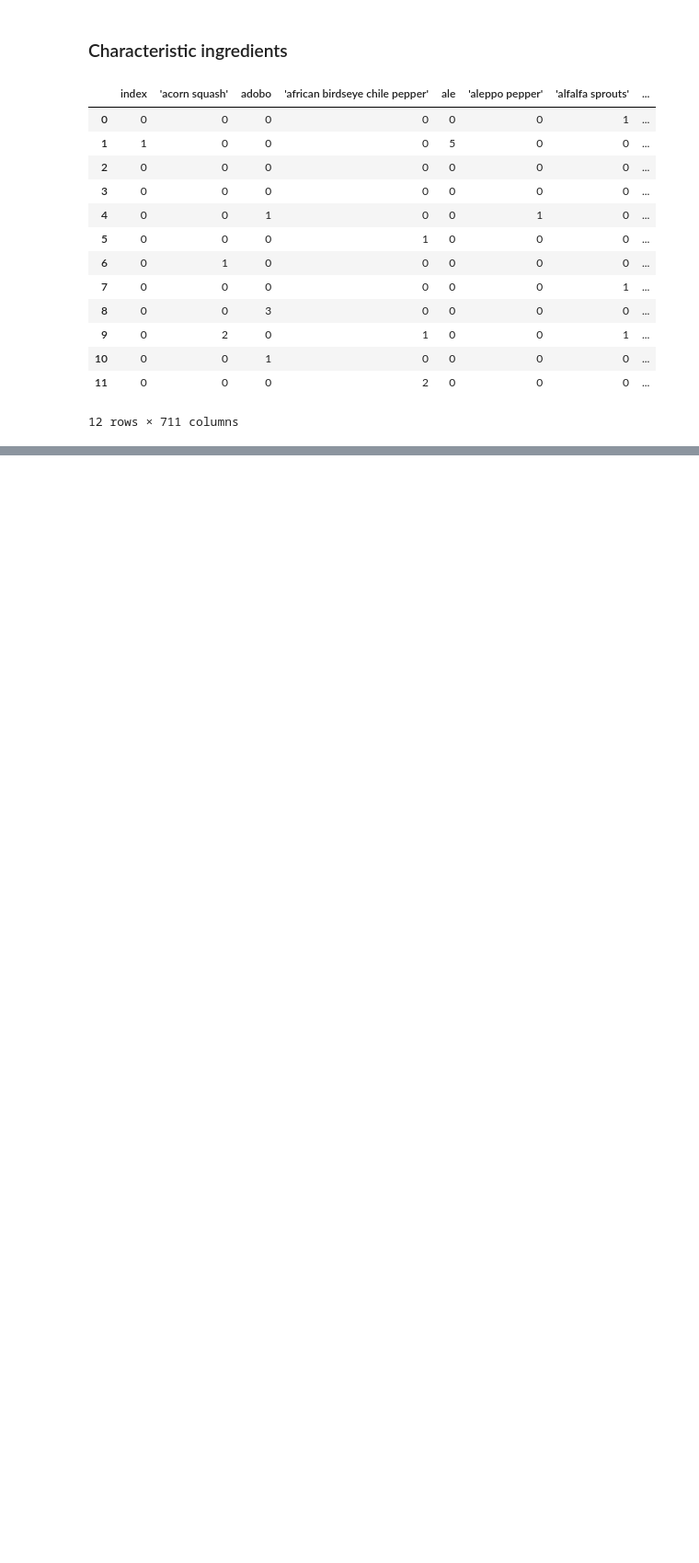
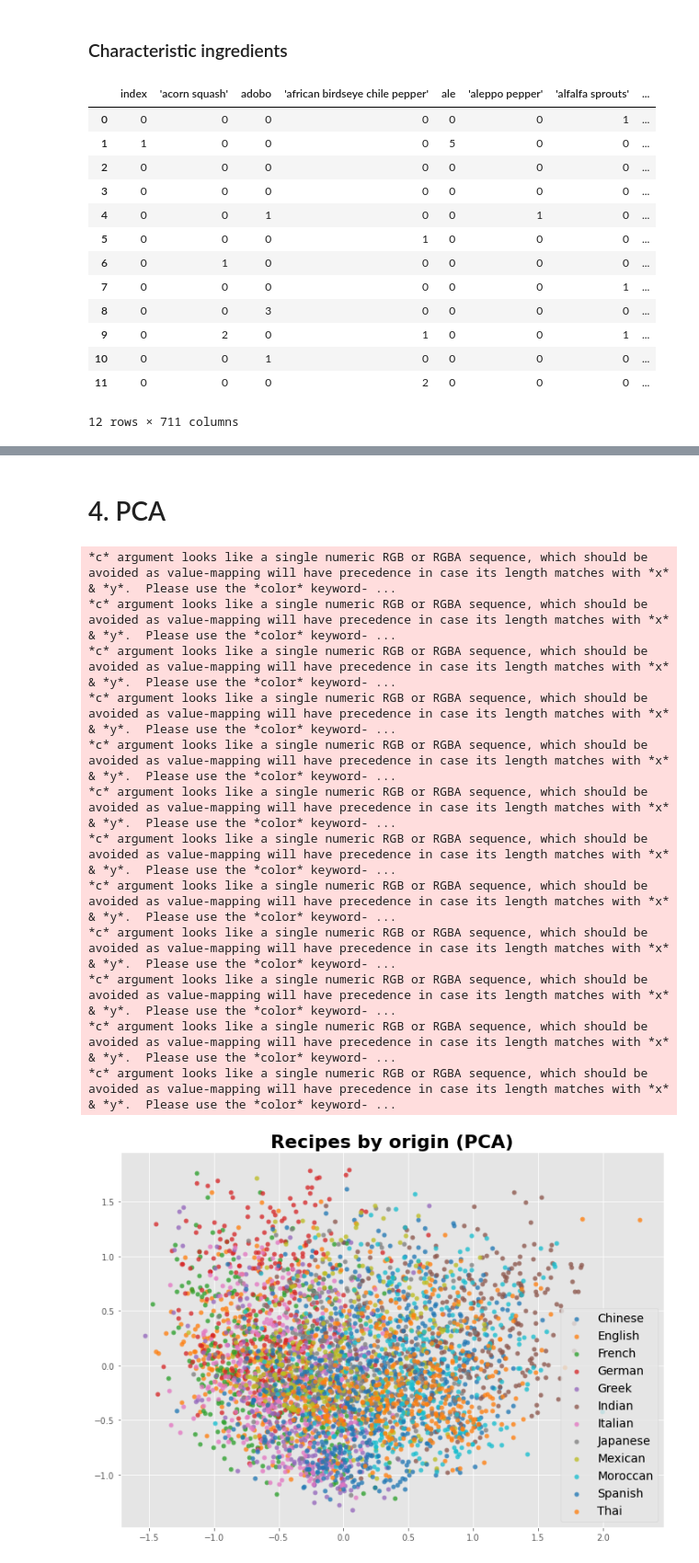
Before and after one commit to marialuquea/ingredient_recommender_ai, a Jupyter notebook: Exploratory_analysis.ipynb, the cells around one changed output, grey strips where cells are left out. Shown at 92% size. Cells and saved outputs as stored; diff of their text form; code cells hidden in the pictures; blank space fills up the shorter version.

```diff
--- a/Exploratory_analysis.ipynb
+++ b/Exploratory_analysis.ipynb
@@ -224,0 +259,39 @@ for key, value in cuisines_char_ingredients.items():
+# %% [markdown]
+# 4. PCA
+# %%
+X_train = recipes.drop('cuisine', axis=1)
+y_train = pd.DataFrame(recipes.cuisine)
+y_train.set_index(X_train.index, inplace=True)
+# %%
+from sklearn.decomposition import PCA
+pca = PCA(n_components = 12)
+X_pca = pca.fit_transform(X_train)
+# %%
+palette = sns.color_palette("tab10", n_colors = 12)
+
+fig, ax = plt.subplots()
+fig.set_size_inches(11.7, 8.27)
+
+plt.title("Recipes by origin (PCA)", size=22, fontweight="bold")
+for i, cur_origin in enumerate(np.unique(y_train)):
+    plot = plt.scatter(X_pca[(y_train == cur_origin)['cuisine'], 1], X_pca[(y_train == cur_origin)['cuisine'], 2],
+                c = palette[i], label = cur_origin, s = 5, linewidth=3.5, alpha=0.7)
+    plot.set_label(cuisines.cuisine_label[i])
+
+plt.legend(fontsize=14, loc='best')
+plt.show()
+#plt.savefig("pca.png")
+# %% [output]
+*c* argument looks like a single numeric RGB or RGBA sequence, which should be avoided as value-mapping will have precedence in case its length matches with *x* & *y*.  Please use the *color* keyword- ...
+*c* argument looks like a single numeric RGB or RGBA sequence, which should be avoided as value-mapping will have precedence in case its length matches with *x* & *y*.  Please use the *color* keyword- ...
+*c* argument looks like a single numeric RGB or RGBA sequence, which should be avoided as value-mapping will have precedence in case its length matches with *x* & *y*.  Please use the *color* keyword- ...
+*c* argument looks like a single numeric RGB or RGBA sequence, which should be avoided as value-mapping will have precedence in case its length matches with *x* & *y*.  Please use the *color* keyword- ...
+*c* argument looks like a single numeric RGB or RGBA sequence, which should be avoided as value-mapping will have precedence in case its length matches with *x* & *y*.  Please use the *color* keyword- ...
+*c* argument looks like a single numeric RGB or RGBA sequence, which should be avoided as value-mapping will have precedence in case its length matches with *x* & *y*.  Please use the *color* keyword- ...
+*c* argument looks like a single numeric RGB or RGBA sequence, which should be avoided as value-mapping will have precedence in case its length matches with *x* & *y*.  Please use the *color* keyword- ...
+*c* argument looks like a single numeric RGB or RGBA sequence, which should be avoided as value-mapping will have precedence in case its length matches with *x* & *y*.  Please use the *color* keyword- ...
+*c* argument looks like a single numeric RGB or RGBA sequence, which should be avoided as value-mapping will have precedence in case its length matches with *x* & *y*.  Please use the *color* keyword- ...
+*c* argument looks like a single numeric RGB or RGBA sequence, which should be avoided as value-mapping will have precedence in case its length matches with *x* & *y*.  Please use the *color* keyword- ...
+*c* argument looks like a single numeric RGB or RGBA sequence, which should be avoided as value-mapping will have precedence in case its length matches with *x* & *y*.  Please use the *color* keyword- ...
+*c* argument looks like a single numeric RGB or RGBA sequence, which should be avoided as value-mapping will have precedence in case its length matches with *x* & *y*.  Please use the *color* keyword- ...
+[figure, added]
```
Also changed, not shown: parts of 15 cells of this notebook.
